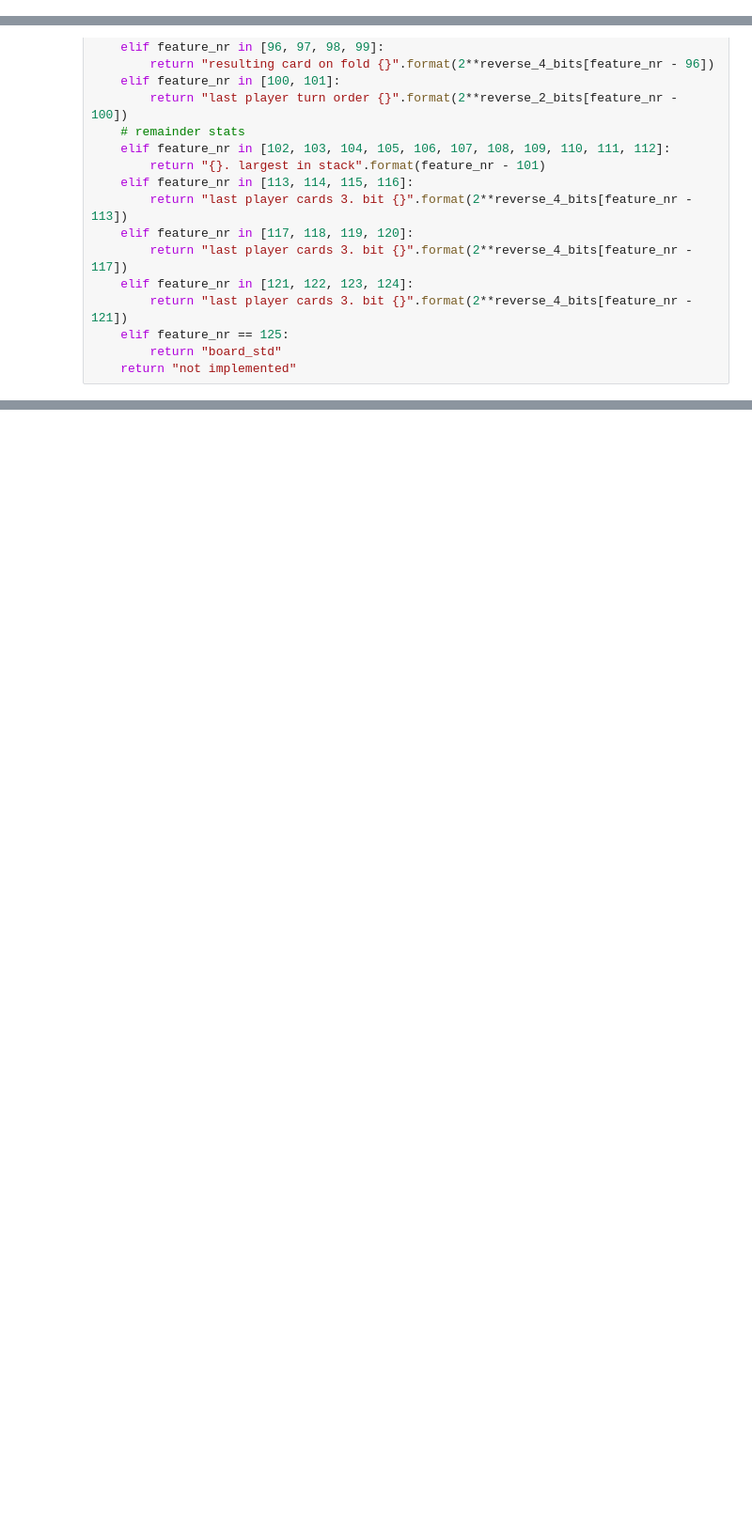
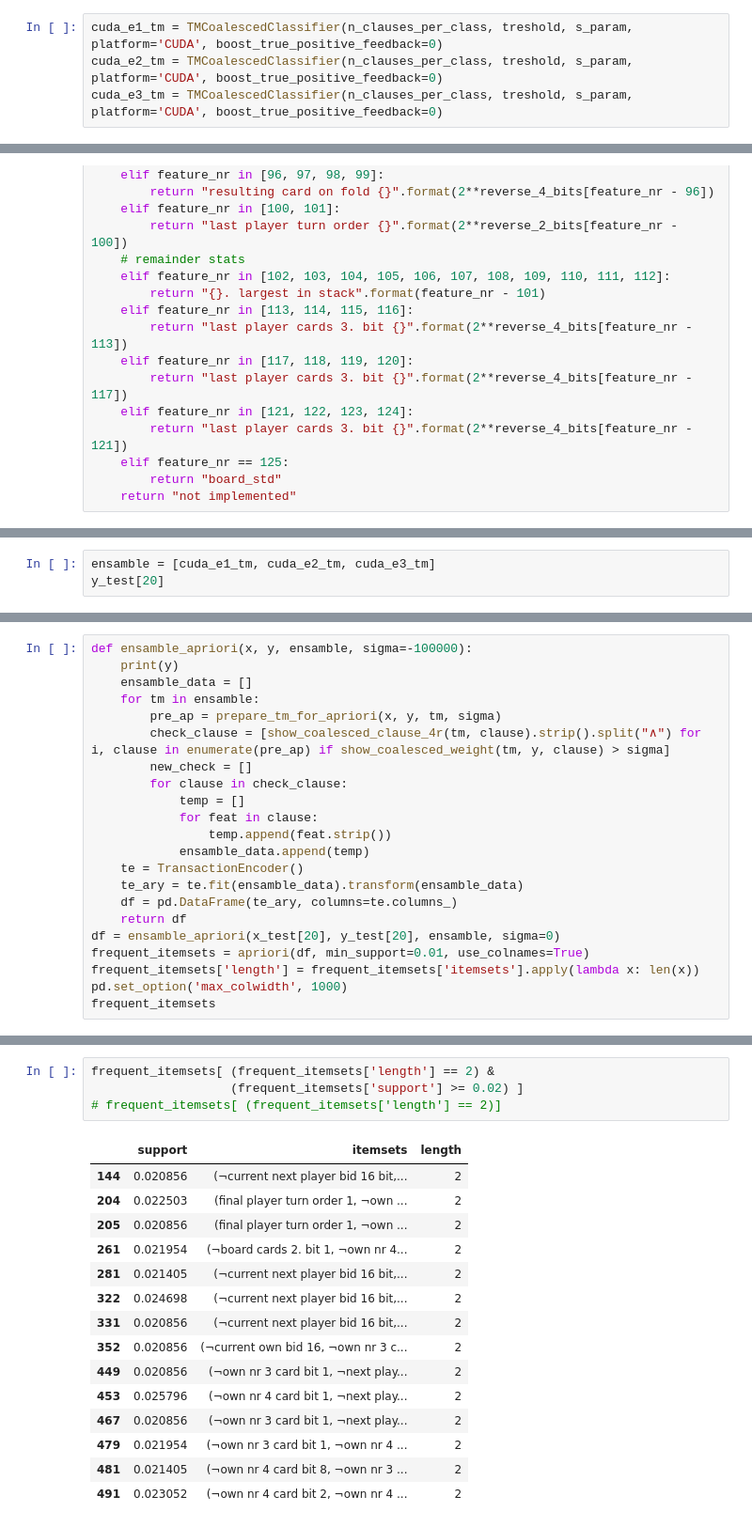
Before and after one commit to JoarVarpe/pet_for_sale, a Jupyter notebook: petting_examples/notebooks/coalesced_exploration.ipynb, the cells around one changed output, grey strips where cells are left out. Shown at 94% size. Cells and saved outputs as stored; diff of their text form; blank space fills up the shorter version.

```diff
--- a/petting_examples/notebooks/coalesced_exploration.ipynb
+++ b/petting_examples/notebooks/coalesced_exploration.ipynb
@@ -142,0 +148,4 @@ Epoch 9 Accuracy tm: 78.81757989677286
+# %%
+cuda_e1_tm = TMCoalescedClassifier(n_clauses_per_class, treshold, s_param,  platform='CUDA', boost_true_positive_feedback=0)
+cuda_e2_tm = TMCoalescedClassifier(n_clauses_per_class, treshold, s_param,  platform='CUDA', boost_true_positive_feedback=0)
+cuda_e3_tm = TMCoalescedClassifier(n_clauses_per_class, treshold, s_param,  platform='CUDA', boost_true_positive_feedback=0)
@@ -377,0 +538,3 @@ Clause #55:  6 weight, rule:  current next player bid 8
+# %%
+ensamble = [cuda_e1_tm, cuda_e2_tm, cuda_e3_tm]
+y_test[20]
@@ -377,0 +543,22 @@ Clause #55:  6 weight, rule:  current next player bid 8
+# %%
+def ensamble_apriori(x, y, ensamble, sigma=-100000):
+    print(y)
+    ensamble_data = []
+    for tm in ensamble:
+        pre_ap = prepare_tm_for_apriori(x, y, tm, sigma)
+        check_clause = [show_coalesced_clause_4r(tm, clause).strip().split("∧") for i, clause in enumerate(pre_ap) if show_coalesced_weight(tm, y, clause) > sigma]
+        new_check = []
+        for clause in check_clause:
+            temp = []
+            for feat in clause:
+                temp.append(feat.strip())
+            ensamble_data.append(temp)
+    te = TransactionEncoder()
+    te_ary = te.fit(ensamble_data).transform(ensamble_data)
+    df = pd.DataFrame(te_ary, columns=te.columns_)
+    return df
+df = ensamble_apriori(x_test[20], y_test[20], ensamble, sigma=0)
+frequent_itemsets = apriori(df, min_support=0.01, use_colnames=True)
+frequent_itemsets['length'] = frequent_itemsets['itemsets'].apply(lambda x: len(x))
+pd.set_option('max_colwidth', 1000)
+frequent_itemsets
@@ -377,0 +580,20 @@ Clause #55:  6 weight, rule:  current next player bid 8
+# %%
+frequent_itemsets[ (frequent_itemsets['length'] == 2) &
+                   (frequent_itemsets['support'] >= 0.02) ]
+# frequent_itemsets[ (frequent_itemsets['length'] == 2)]
+# %% [output]
+|  | support | itemsets | length |
+| 144 | 0.020856 | (¬current next player bid 16 bit,... | 2 |
+| 204 | 0.022503 | (final player turn order 1, ¬own ... | 2 |
+| 205 | 0.020856 | (final player turn order 1, ¬own ... | 2 |
+| 261 | 0.021954 | (¬board cards 2. bit 1, ¬own nr 4... | 2 |
+| 281 | 0.021405 | (¬current next player bid 16 bit,... | 2 |
+| 322 | 0.024698 | (¬current next player bid 16 bit,... | 2 |
+| 331 | 0.020856 | (¬current next player bid 16 bit,... | 2 |
+| 352 | 0.020856 | (¬current own bid 16, ¬own nr 3 c... | 2 |
+| 449 | 0.020856 | (¬own nr 3 card bit 1, ¬next play... | 2 |
+| 453 | 0.025796 | (¬own nr 4 card bit 1, ¬next play... | 2 |
+| 467 | 0.020856 | (¬own nr 3 card bit 1, ¬next play... | 2 |
+| 479 | 0.021954 | (¬own nr 3 card bit 1, ¬own nr 4 ... | 2 |
+| 481 | 0.021405 | (¬own nr 4 card bit 8, ¬own nr 3 ... | 2 |
+| 491 | 0.023052 | (¬own nr 4 card bit 2, ¬own nr 4 ... | 2 |
```
Also changed, not shown: parts of 21 cells of this notebook, 38 other files.
